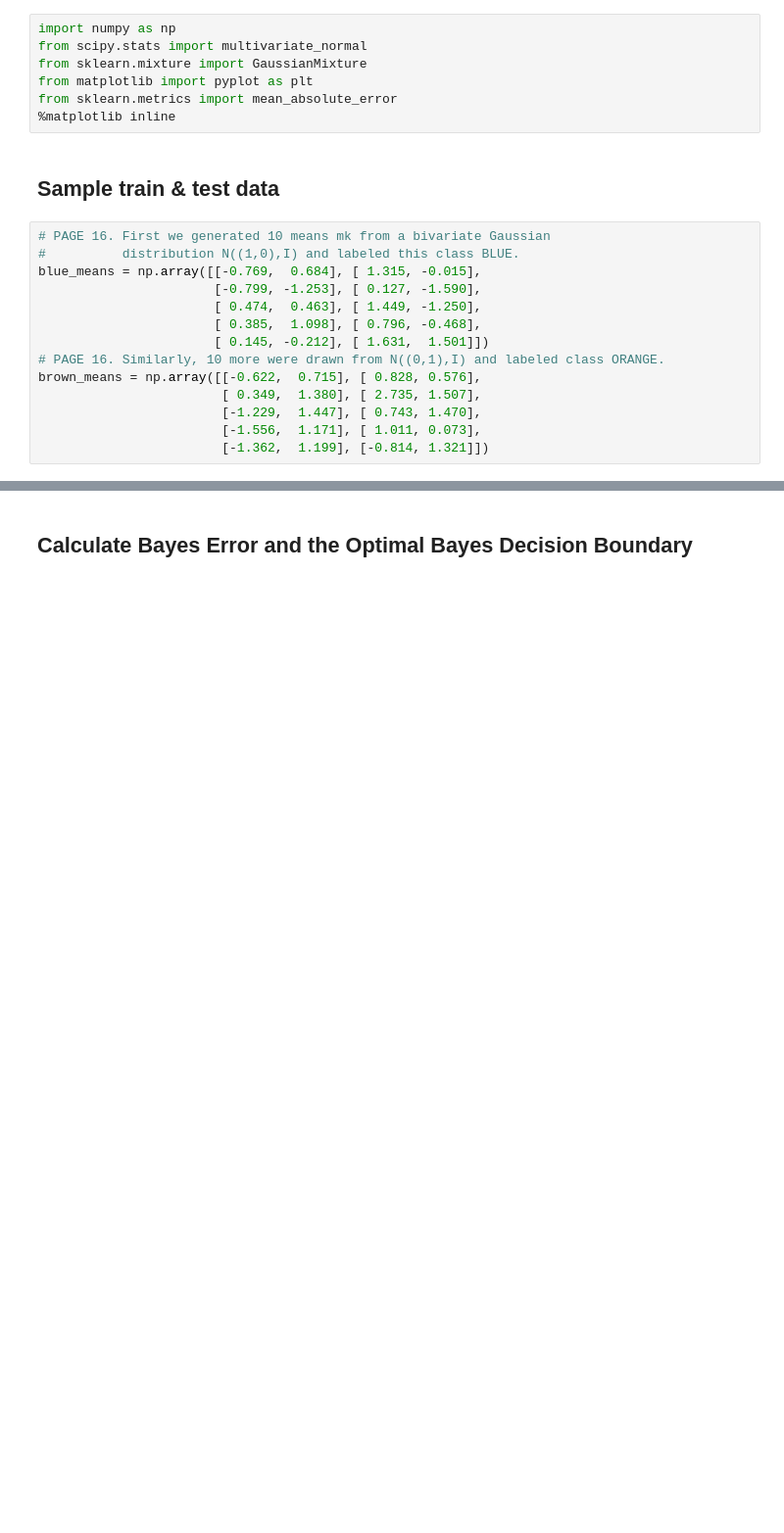
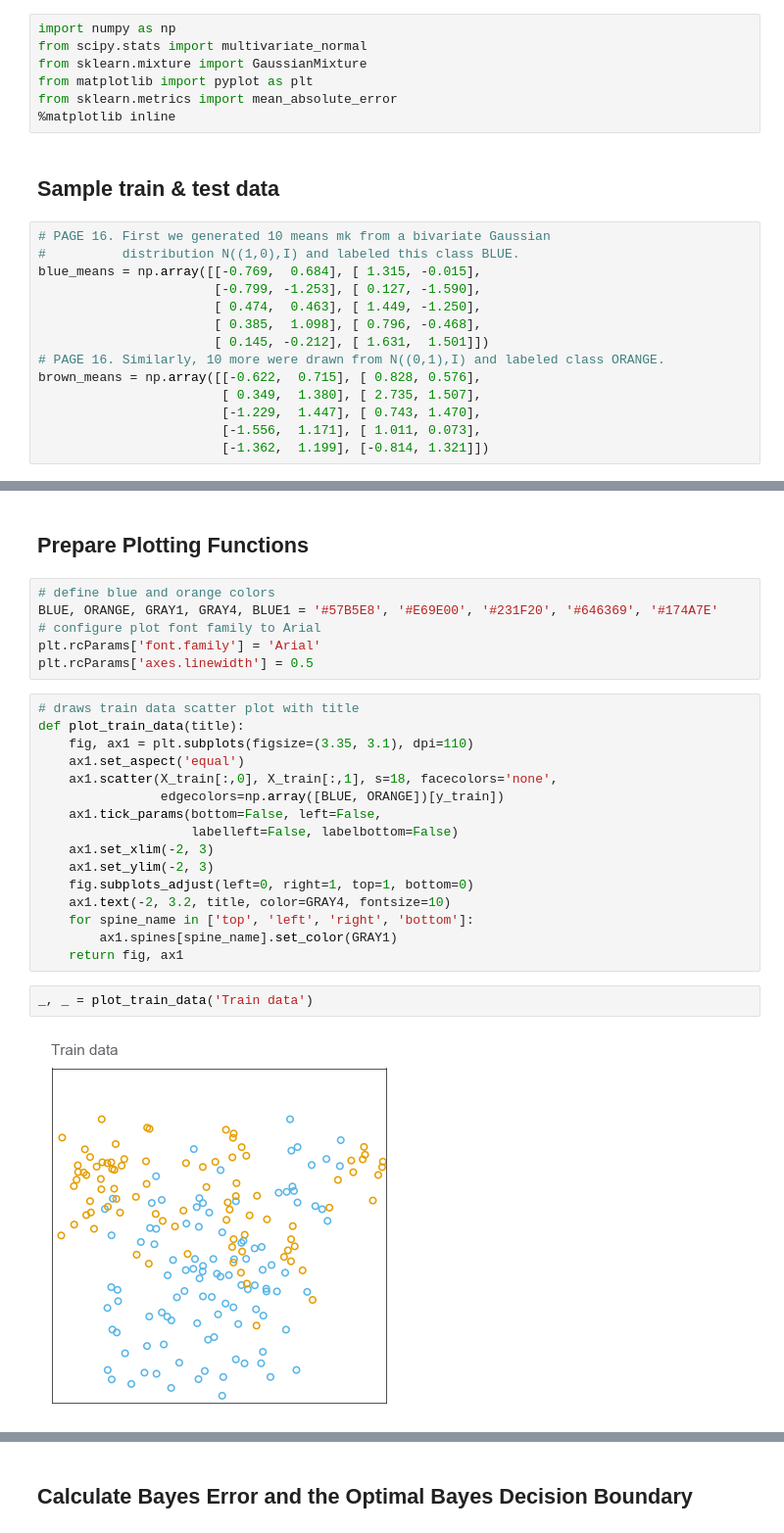
Before and after one commit to empathy87/The-Elements-of-Statistical-Learning-Python-Notebooks, a Jupyter notebook: examples/Mixture.ipynb, the cells around one changed output, grey strips where cells are left out. Shown at 98% size. Cells and saved outputs as stored; diff of their text form; blank space fills up the shorter version.

```diff
--- a/examples/Mixture.ipynb
+++ b/examples/Mixture.ipynb
@@ -42,3 +41,31 @@ def sample(n):
 X_train, y_train = sample(200)
 # sample test for accuracy score calculation
 X_test, y_test = sample(10000)
+# %% [markdown]
+<h2>Prepare Plotting Functions</h2>
+# %%
+# define blue and orange colors
+BLUE, ORANGE, GRAY1, GRAY4, BLUE1 = '#57B5E8', '#E69E00', '#231F20', '#646369', '#174A7E'
+# configure plot font family to Arial
+plt.rcParams['font.family'] = 'Arial'
+plt.rcParams['axes.linewidth'] = 0.5
+# %%
+# draws train data scatter plot with title
+def plot_train_data(title):
+    fig, ax1 = plt.subplots(figsize=(3.35, 3.1), dpi=110)
+    ax1.set_aspect('equal')
+    ax1.scatter(X_train[:,0], X_train[:,1], s=18, facecolors='none',
+                edgecolors=np.array([BLUE, ORANGE])[y_train])
+    ax1.tick_params(bottom=False, left=False,
+                    labelleft=False, labelbottom=False)
+    ax1.set_xlim(-2, 3)
+    ax1.set_ylim(-2, 3)
+    fig.subplots_adjust(left=0, right=1, top=1, bottom=0)
+    ax1.text(-2, 3.2, title, color=GRAY4, fontsize=10)
+    for spine_name in ['top', 'left', 'right', 'bottom']:
+        ax1.spines[spine_name].set_color(GRAY1)
+    return fig, ax1
+# %%
+_, _ = plot_train_data('Train data')
+# %% [output]
+[figure, added]
```
Also changed, not shown: parts of 35 cells of this notebook.
